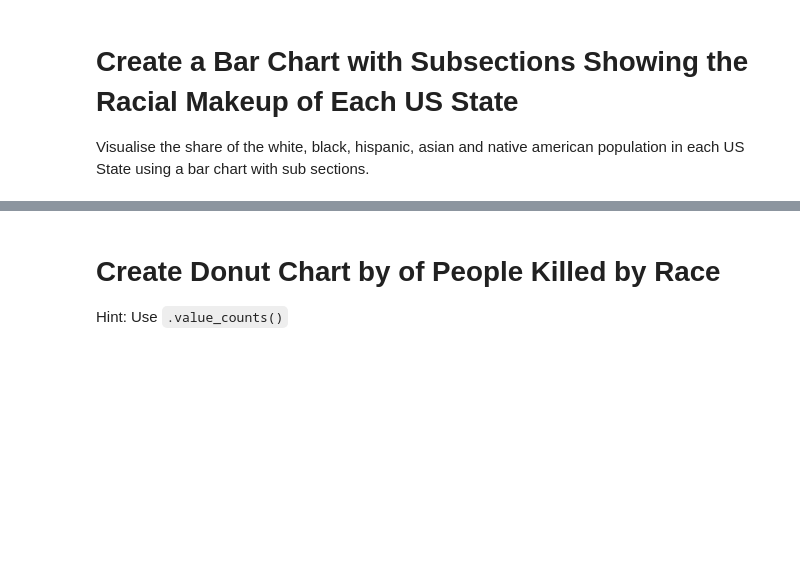
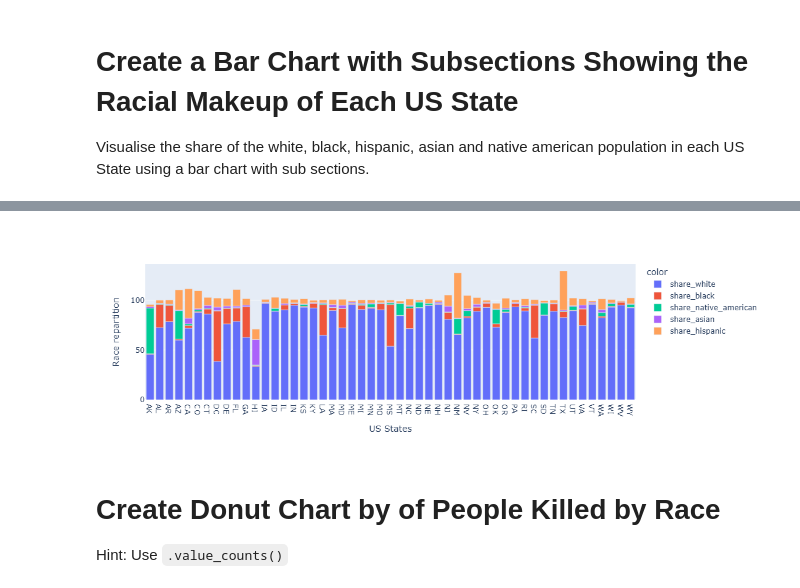
Before and after one commit to Bill-khk/Data-analysis, a Jupyter notebook: FatalForce/Fatal_Force.ipynb, the cells around one changed output, grey strips where cells are left out. Drawn from its saved outputs; the diff is of its cells as text; code cells hidden in the pictures; blank space fills up the shorter version.

```diff
--- a/FatalForce/Fatal_Force.ipynb
+++ b/FatalForce/Fatal_Force.ipynb
@@ -278,0 +284,4 @@ Visualise the share of the white, black, hispanic, asian and native american pop
+# %%
+df_share_race_city = df_share_race_city[df_share_race_city['share_hispanic'] != '(X)']
+# %%
+df_share_race_city[['share_white', 'share_black', 'share_native_american', 'share_asian', 'share_hispanic']] = df_share_race_city[['share_white', 'share_black', 'share_native_american', 'share_asian', 'share_hispanic']].astype(float)
@@ -278,0 +310,3 @@ Visualise the share of the white, black, hispanic, asian and native american pop
+# %%
+share_race = df_share_race_city.groupby('Geographic area').mean(numeric_only=True)
+share_race.head()
@@ -278,0 +325,4 @@ Visualise the share of the white, black, hispanic, asian and native american pop
+# %%
+stack_race = share_race.stack().reset_index()
+stack_race.columns = ['Area', 'Race', 'Count']
+stack_race.head()
@@ -279,3 +336,9 @@ Visualise the share of the white, black, hispanic, asian and native american pop
+# %%
+bar = px.bar(x=stack_race['Area'], y=stack_race['Count'], color=stack_race['Race'])
+bar.update_layout(xaxis_title='US States', yaxis_title='Race repartition')
+bar.show()
+# %% [output]
+[figure, added]
 # %% [markdown]
 # Create Donut Chart by of People Killed by Race
 
```
Also changed, not shown: parts of 9 cells of this notebook.
